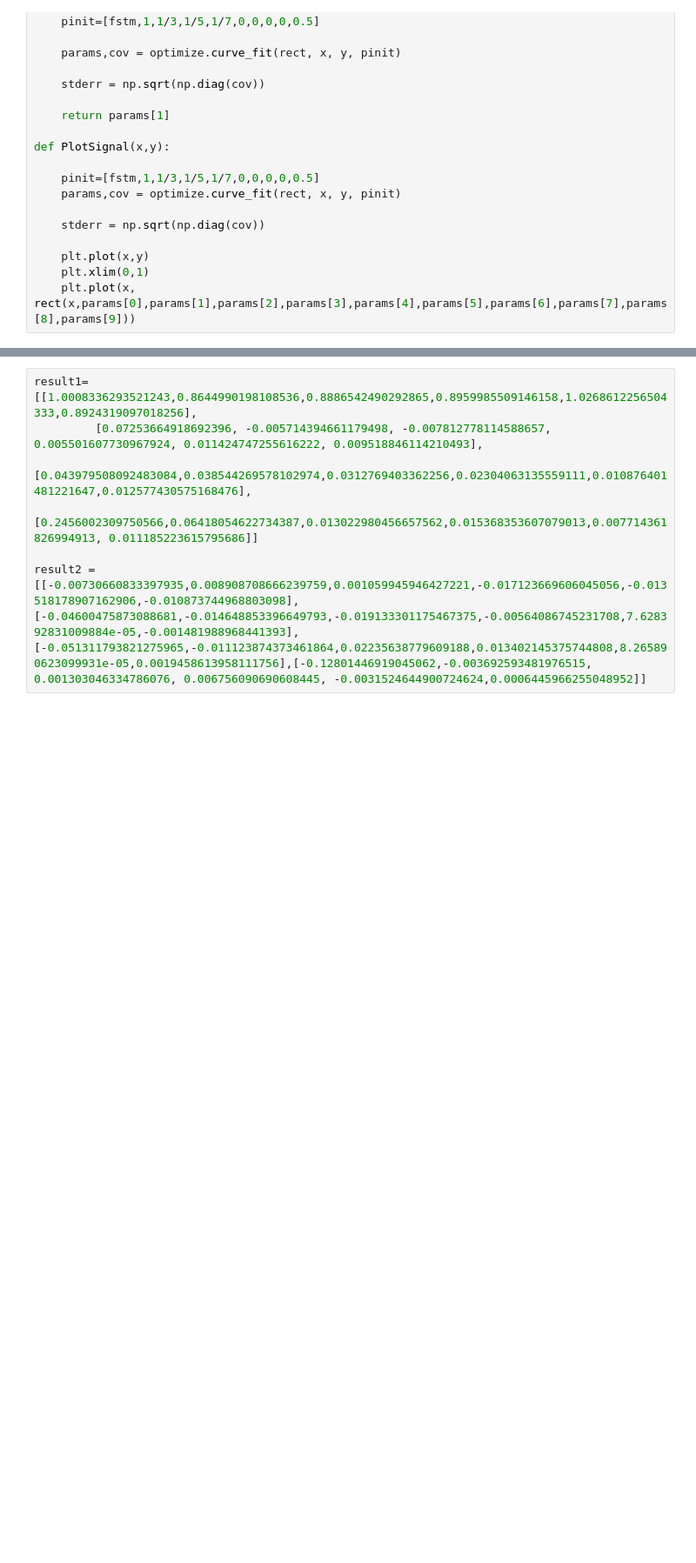
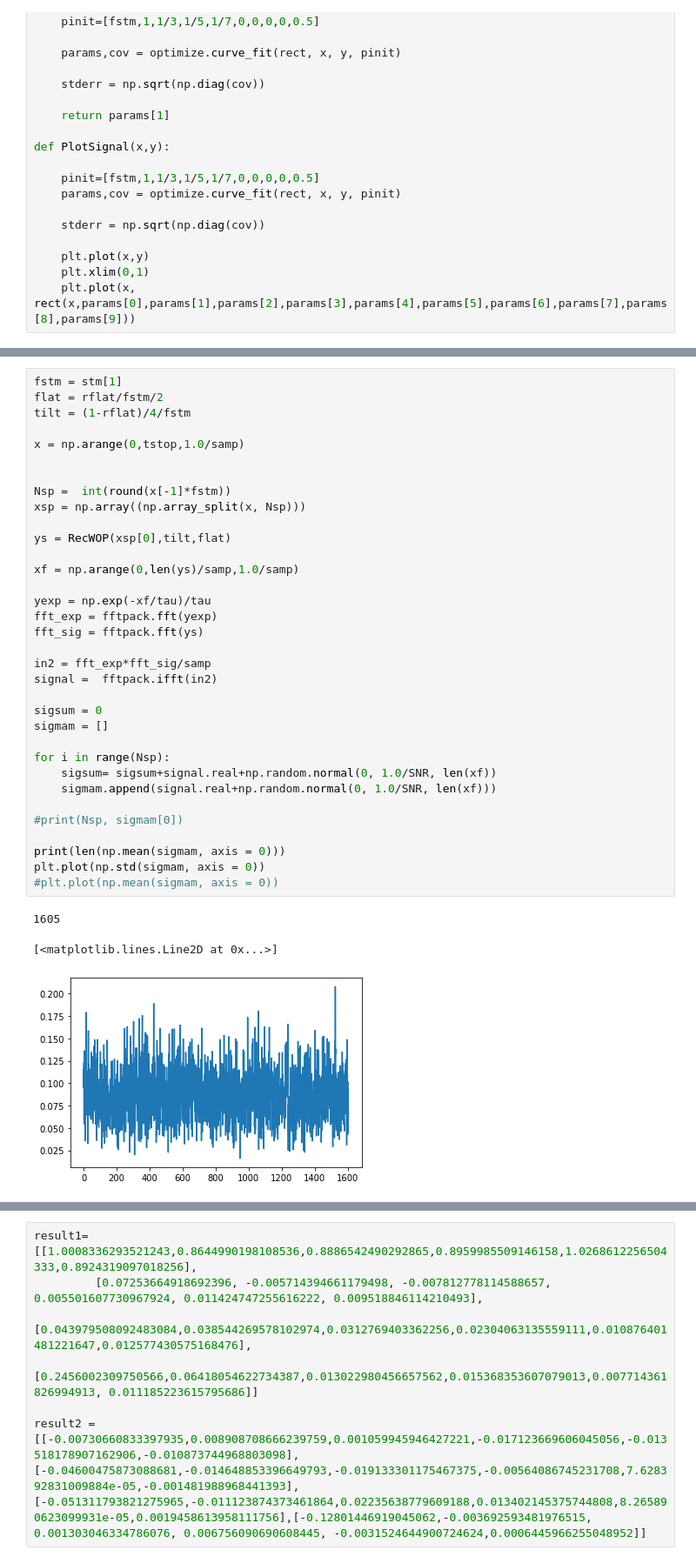
Before and after one commit to nakakeigo/notebook, a Jupyter notebook: LPF.ipynb, the cells around one changed output, grey strips where cells are left out. Shown at 87% size. Drawn from its saved outputs; the diff is of its cells as text; blank space fills up the shorter version.

```diff
--- a/LPF.ipynb
+++ b/LPF.ipynb
@@ -358,0 +370,38 @@ def PlotLPF(f, g, ge):
+# %%
+fstm = stm[1]
+flat = rflat/fstm/2
+tilt = (1-rflat)/4/fstm
+
+x = np.arange(0,tstop,1.0/samp)
+
+
+Nsp =  int(round(x[-1]*fstm))
+xsp = np.array((np.array_split(x, Nsp)))
+
+ys = RecWOP(xsp[0],tilt,flat)
+
+xf = np.arange(0,len(ys)/samp,1.0/samp)
+
+yexp = np.exp(-xf/tau)/tau
+fft_exp = fftpack.fft(yexp)
+fft_sig = fftpack.fft(ys)
+
+in2 = fft_exp*fft_sig/samp
+signal =  fftpack.ifft(in2)
+
+sigsum = 0
+sigmam = []
+
+for i in range(Nsp):
+    sigsum= sigsum+signal.real+np.random.normal(0, 1.0/SNR, len(xf))
+    sigmam.append(signal.real+np.random.normal(0, 1.0/SNR, len(xf)))
+
+#print(Nsp, sigmam[0])
+
+print(len(np.mean(sigmam, axis = 0)))
+plt.plot(np.std(sigmam, axis = 0))
+#plt.plot(np.mean(sigmam, axis = 0))
+# %% [output]
+1605
+[<matplotlib.lines.Line2D at 0x...>]
+[figure, added]
```
Also changed, not shown: parts of 13 cells of this notebook.
